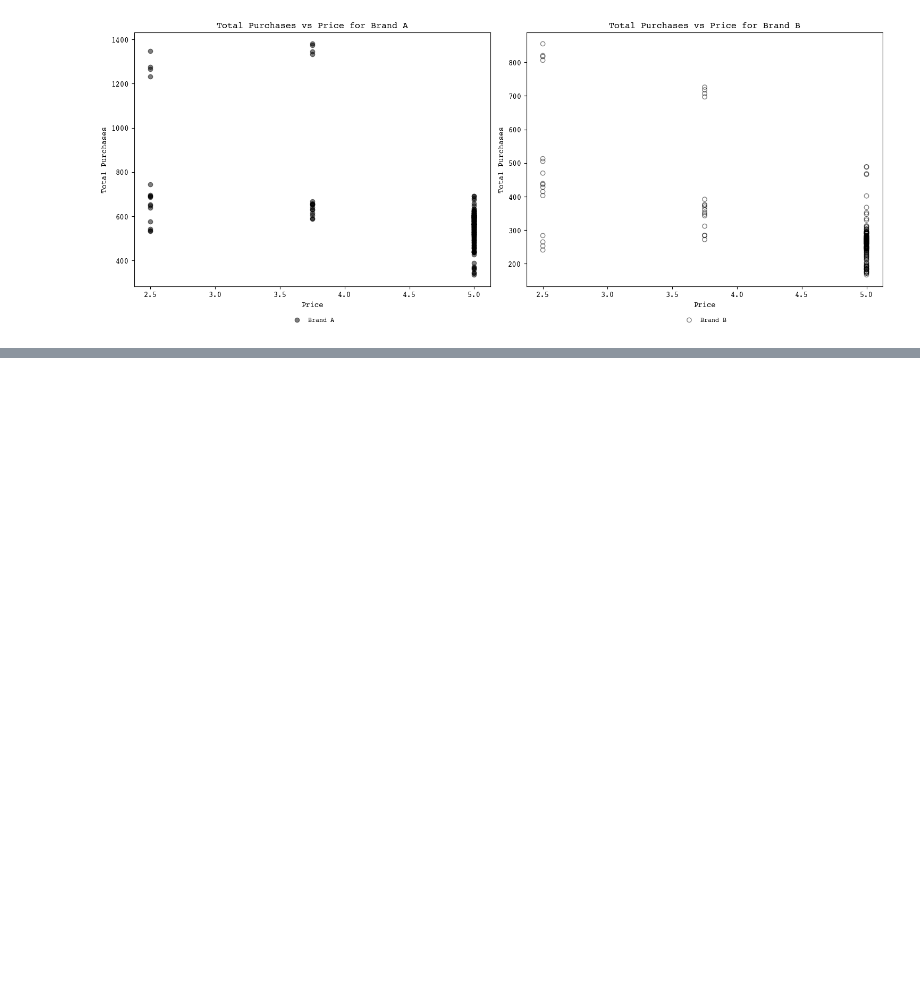
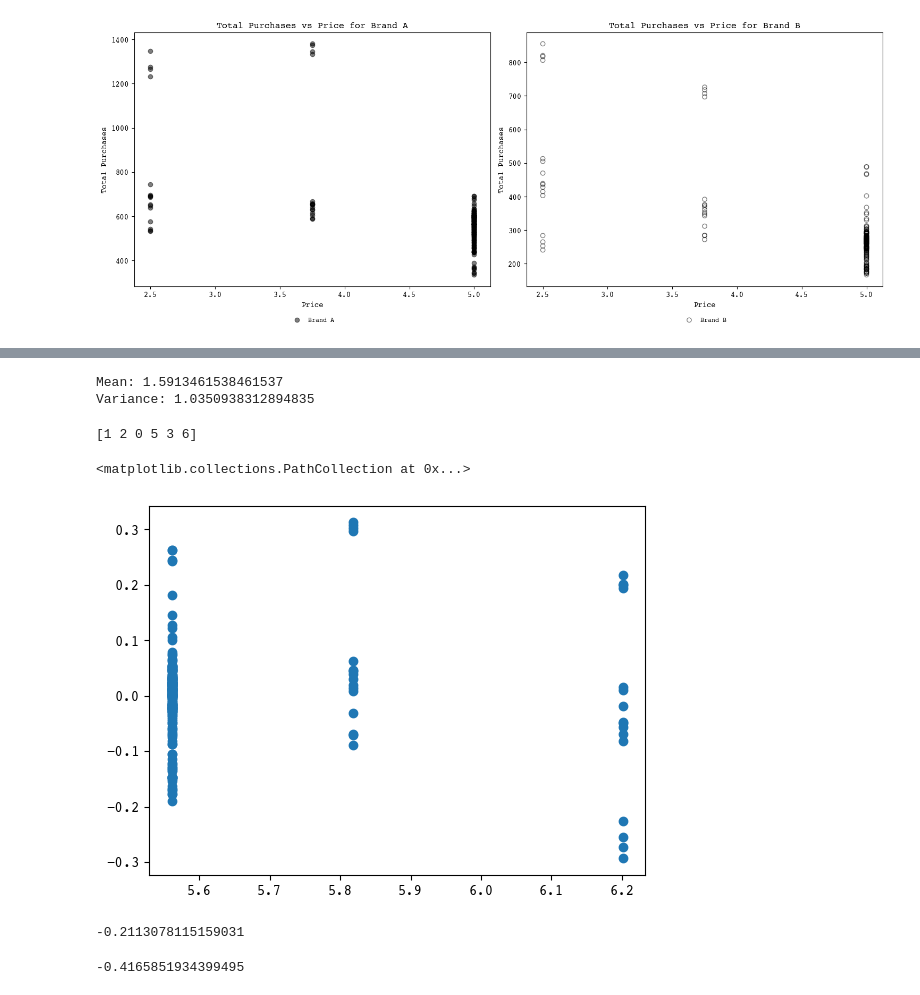
Before and after one commit to mcfitzgerald/consumer-abm, a Jupyter notebook: agent_df_transformations.ipynb, the cells around one changed output, grey strips where cells are left out. Drawn from its saved outputs; the diff is of its cells as text; code cells hidden in the pictures; blank space fills up the shorter version.

```diff
--- a/agent_df_transformations.ipynb
+++ b/agent_df_transformations.ipynb
@@ -246,4 +236,7 @@ def create_total_purchases_and_price_df(model_df, joint_calendar_df):
     return total_purchases_and_price_df
 # %%
 total_purchases_and_price_df = create_total_purchases_and_price_df(model_df, joint_calendar_df)
+# %%
+total_purchases_and_price_df['Price_A'] = total_purchases_and_price_df['Price_A'].astype(float)
+total_purchases_and_price_df['Price_B'] = total_purchases_and_price_df['Price_B'].astype(float)
 # %%
@@ -285,3 +271,35 @@ plt.tight_layout()
 plt.show()
 # %% [output]
 [figure]
+# %%
+import statsmodels.api as sm
+import numpy as np
+
+# Take the natural log of 'Total_Purchases_A' and 'Price_A' for Brand A
+total_purchases_and_price_df['ln_Total_Purchases_A'] = np.log(total_purchases_and_price_df['Total_Purchases_A'])
+total_purchases_and_price_df['ln_Price_A'] = np.log(total_purchases_and_price_df['Price_A'])
+
+# Define the dependent variable and the independent variables
+Y = total_purchases_and_price_df['ln_Total_Purchases_A']
+X = total_purchases_and_price_df['ln_Price_A']
+X = sm.add_constant(X)  # Add a constant to the independent variables
+
+# Fit the model
+model = sm.OLS(Y, X)
+results = model.fit()
+
+# The coefficient of 'ln_Price_A' is the price elasticity of demand for Brand A
+elasticity_A = results.params['ln_Price_A']
+
+# Repeat the process for Brand B
+total_purchases_and_price_df['ln_Total_Purchases_B'] = np.log(total_purchases_and_price_df['Total_Purchases_B'])
+total_purchases_and_price_df['ln_Price_B'] = np.log(total_purchases_and_price_df['Price_B'])
+
+Y = total_purchases_and_price_df['ln_Total_Purchases_B']
+X = total_purchases_and_price_df['ln_Price_B']
+X = sm.add_constant(X)
+
+model = sm.OLS(Y, X)
+results = model.fit()
+
+elasticity_B = results.params['ln_Price_B']
@@ -350,0 +373,21 @@ plt.show()
+# %%
+    mean_purchases = agent_purchases_and_price_df['Purchases_A'].mean()
+    var_purchases = agent_purchases_and_price_df['Purchases_A'].var()
+    print('Mean:', mean_purchases)
+    print('Variance:', var_purchases)
+# %% [output]
+Mean: 1.5913461538461537
+Variance: 1.0350938312894835
+# %%
+print(agent_purchases_and_price_df['Purchases_A'].unique())
+# %% [output]
+[1 2 0 5 3 6]
+# %%
+    poisson_model = sm.GLM(Y, X, family=sm.families.Poisson())
+    poisson_results = poisson_model.fit()
+    residuals = poisson_results.resid_deviance.copy()
+    predicted = poisson_results.mu
+    plt.scatter(predicted, residuals)
+# %% [output]
+<matplotlib.collections.PathCollection at 0x...>
+[figure, added]
@@ -350,0 +418,8 @@ plt.show()
+# %%
+elasticity_A
+# %% [output]
+-0.2113078115159031
+# %%
+elasticity_B
+# %% [output]
+-0.4165851934399495
```
Also changed, not shown: parts of 11 cells of this notebook, 1 other file.
